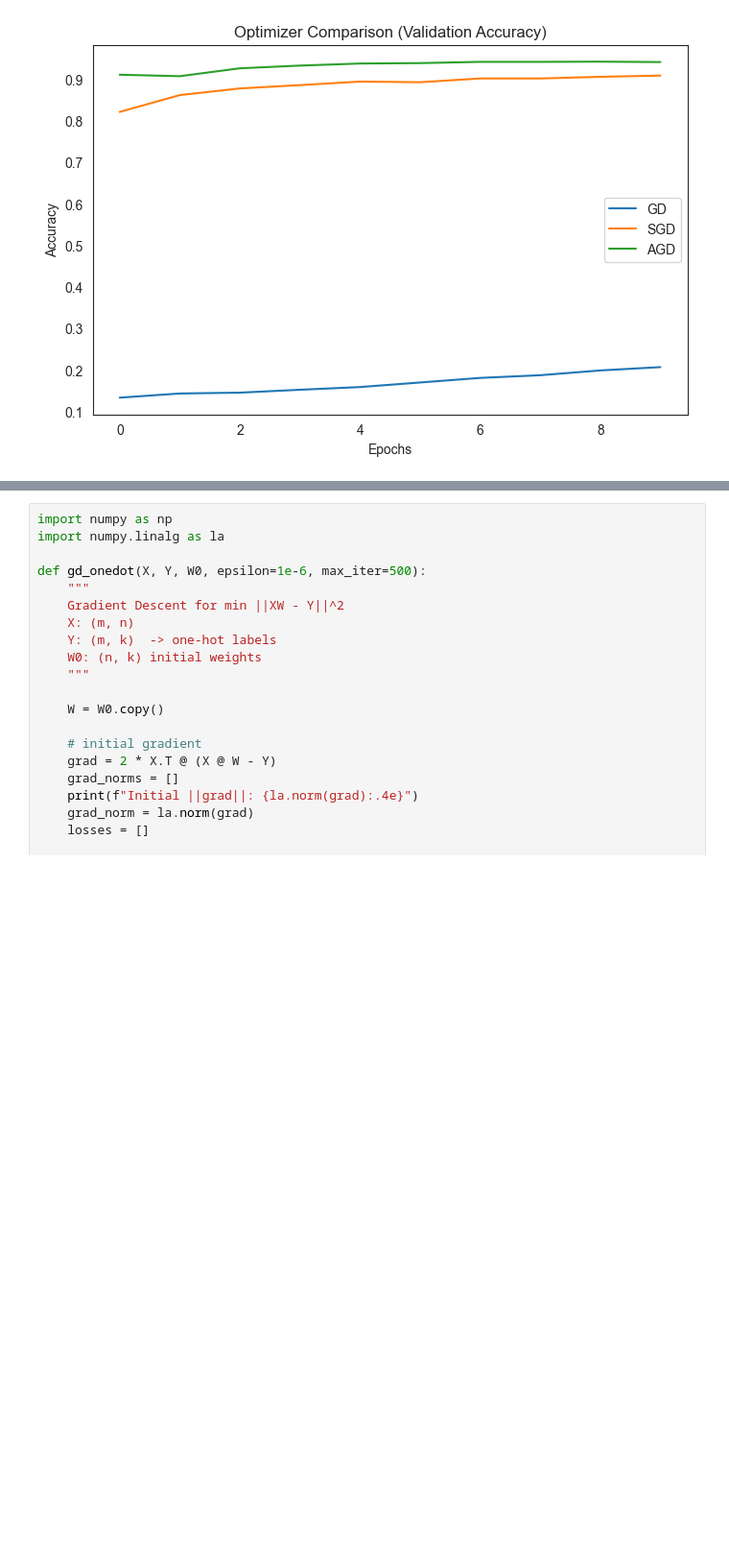
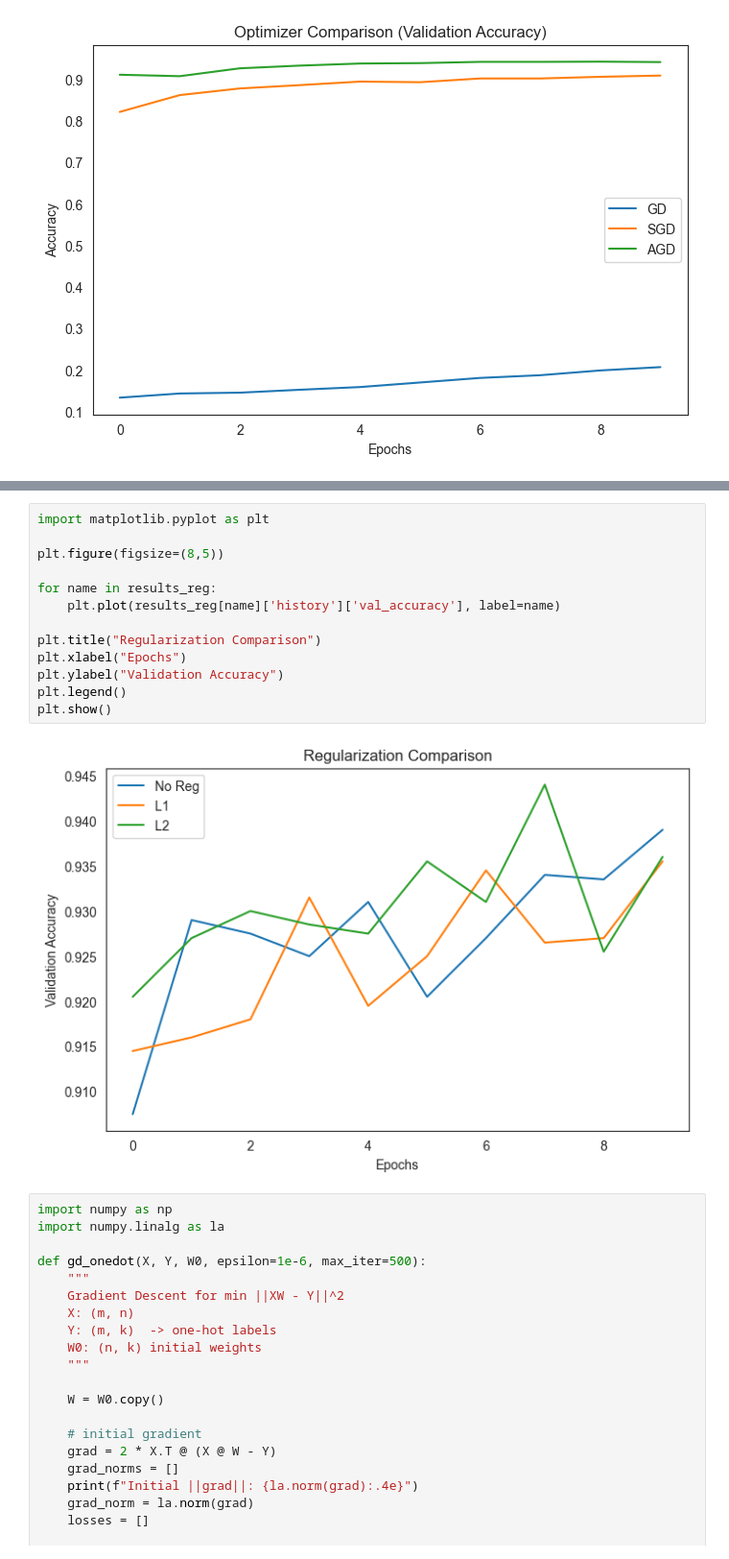
Before and after one commit to Ripa-Shah/MachineLearningOptimization, a Jupyter notebook: Data_preparation.ipynb, the cells around one changed output, grey strips where cells are left out. Shown at 96% size. Saved outputs shown, nothing was run; the diff lists cells and outputs as text; blank space fills up the shorter version.

```diff
--- a/Data_preparation.ipynb
+++ b/Data_preparation.ipynb
@@ -889,3 +983,18 @@ plt.show()
+# %%
+import matplotlib.pyplot as plt
+
+plt.figure(figsize=(8,5))
+
+for name in results_reg:
+    plt.plot(results_reg[name]['history']['val_accuracy'], label=name)
+
+plt.title("Regularization Comparison")
+plt.xlabel("Epochs")
+plt.ylabel("Validation Accuracy")
+plt.legend()
+plt.show()
+# %% [output]
+[figure, added]
 # %%
 import numpy as np
 import numpy.linalg as la
```
Also changed, not shown: parts of 2 cells of this notebook.
